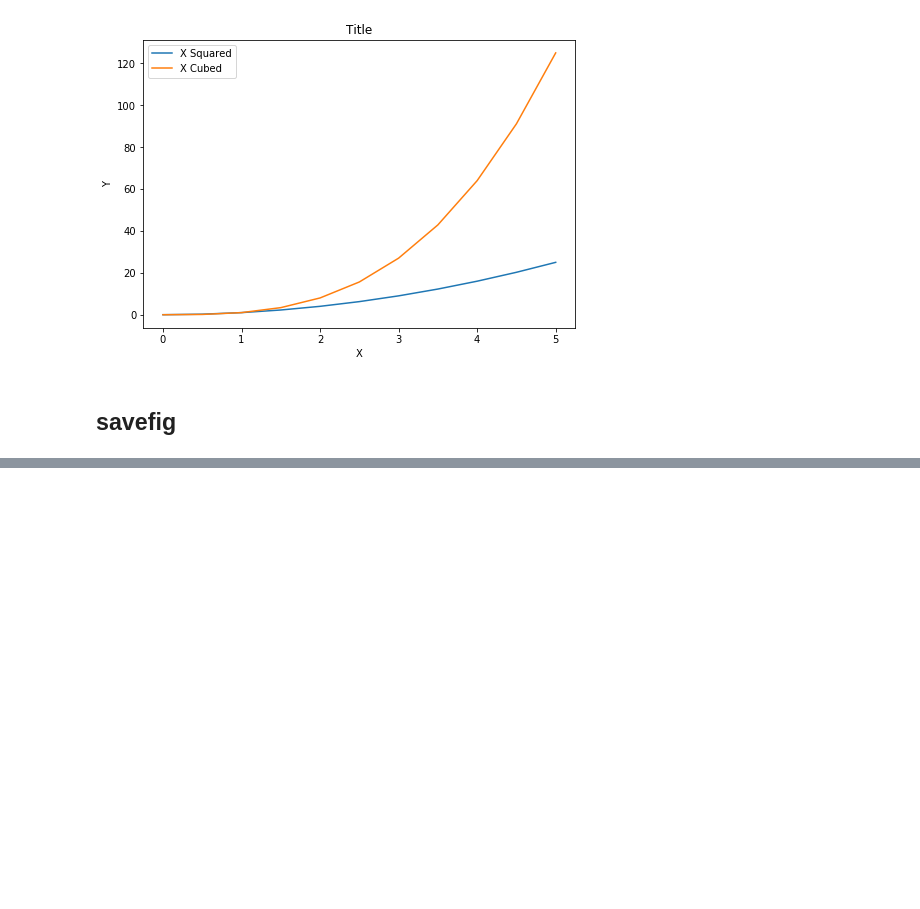
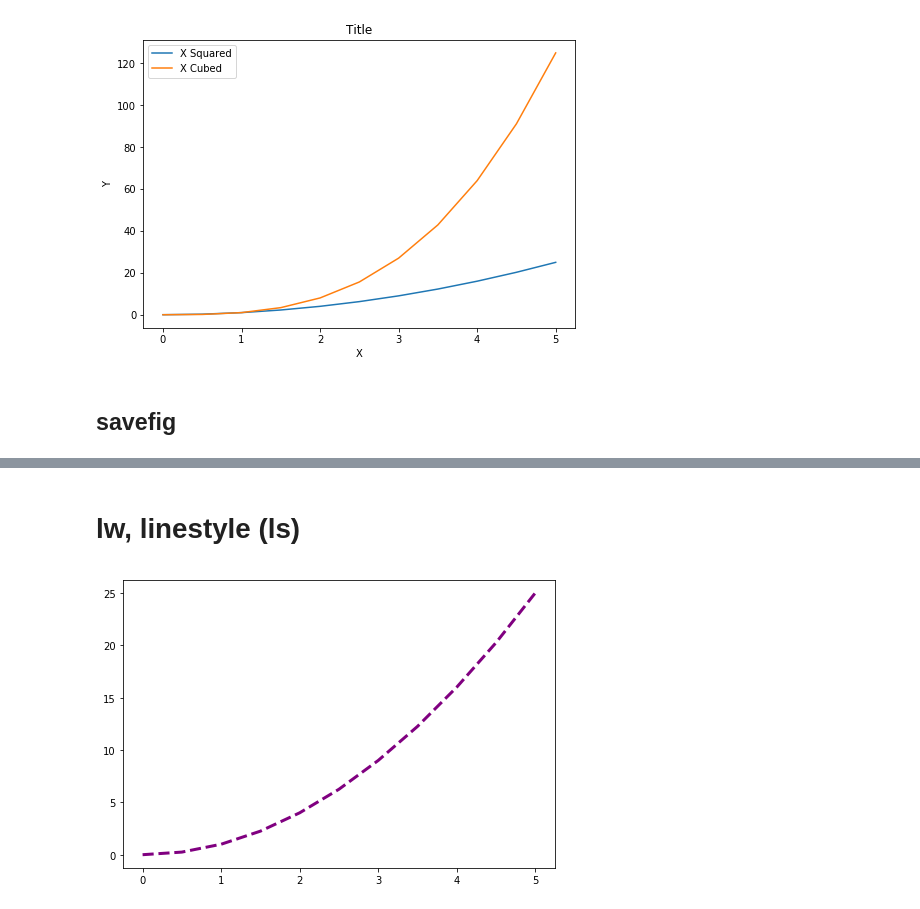
Before and after one commit to nkuhta/Data-Science-and-Machine-Learning-Bootcamp, a Jupyter notebook: 5. Matplotlib Data Visualization/Matplotlib.ipynb, the cells around one changed output, grey strips where cells are left out. Saved outputs shown, nothing was run; the diff lists cells and outputs as text; code cells hidden in the pictures; blank space fills up the shorter version.

```diff
--- a/5. Matplotlib Data Visualization/Matplotlib.ipynb
+++ b/5. Matplotlib Data Visualization/Matplotlib.ipynb
@@ -189,0 +200,9 @@ fig.savefig('my_picture.jpg',dpi=200,bbox_inches='tight')  #png,jpg,pdf etc.
+# %% [markdown]
+#  lw, linestyle (ls)
+# %%
+fig = plt.figure()
+ax = fig.add_axes([0,0,1,1])
+ax.plot(x,y,color='purple',lw=3,linestyle='--')
+plt.show()
+# %% [output]
+[figure, added]
```
Also changed, not shown: parts of 14 cells of this notebook.
